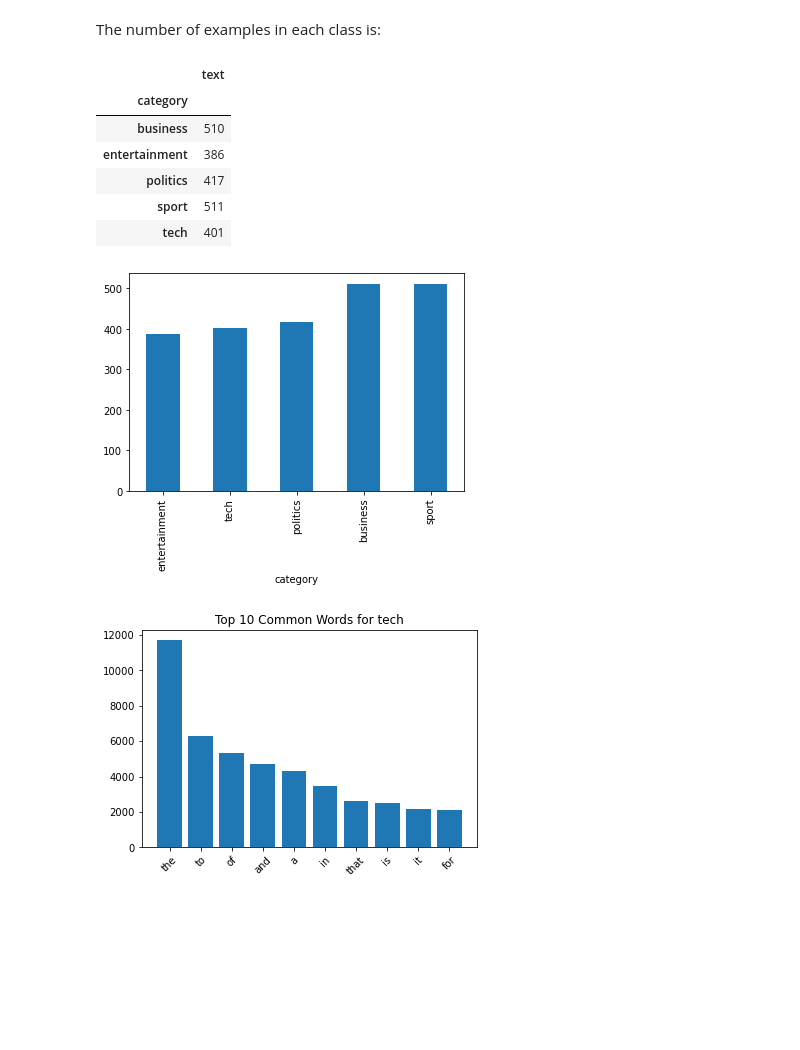
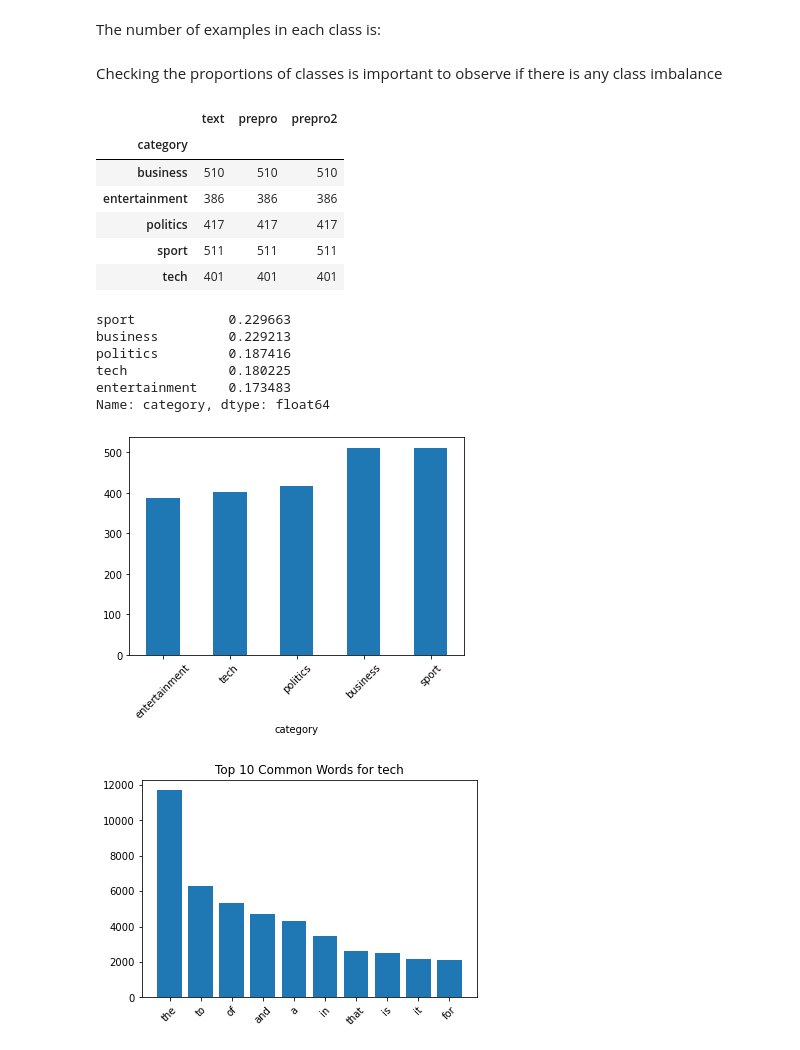
Before and after one commit to datalass1/30-days-of-NLP, a Jupyter notebook: notebooks/20210921-bbc_text_classification.ipynb, the cells around one changed output. Saved outputs shown, nothing was run; the diff lists cells and outputs as text; code cells hidden in the pictures; blank space fills up the shorter version.

```diff
--- a/notebooks/20210921-bbc_text_classification.ipynb
+++ b/notebooks/20210921-bbc_text_classification.ipynb
@@ -46,20 +44,28 @@ array(['tech', 'business', 'sport', 'entertainment', 'politics'],
       dtype=object)
 # %% [markdown]
 The number of examples in each class is:
+# %% [markdown]
+Checking the proportions of classes is important to observe if there is any class imbalance
 # %%
-df.groupby('category').count()
+display(df.groupby('category').count())
+display(df["category"].value_counts()/df.shape[0]) # Class distribution in the dataset
+df.groupby('category').size().sort_values().plot.bar()
+plt.xticks(rotation=45);
 # %% [output]
-|  | text |
-| category |  |
-| business | 510 |
-| entertainment | 386 |
-| politics | 417 |
-| sport | 511 |
-| tech | 401 |
+|  | text | prepro | prepro2 |
+| category |  |  |  |
+| business | 510 | 510 | 510 |
+| entertainment | 386 | 386 | 386 |
+| politics | 417 | 417 | 417 |
+| sport | 511 | 511 | 511 |
+| tech | 401 | 401 | 401 |
+sport            0.229663
+business         0.229213
+politics         0.187416
+tech             0.180225
+entertainment    0.173483
+Name: category, dtype: float64
+[figure, added]
-# %%
-df.groupby('category').size().sort_values().plot.bar();
-# %% [output]
-[figure, removed]
 # %%
 def plot_common_words(text, category):
     text_dict = dict(text)
```
Also changed, not shown: parts of 14 cells of this notebook.
